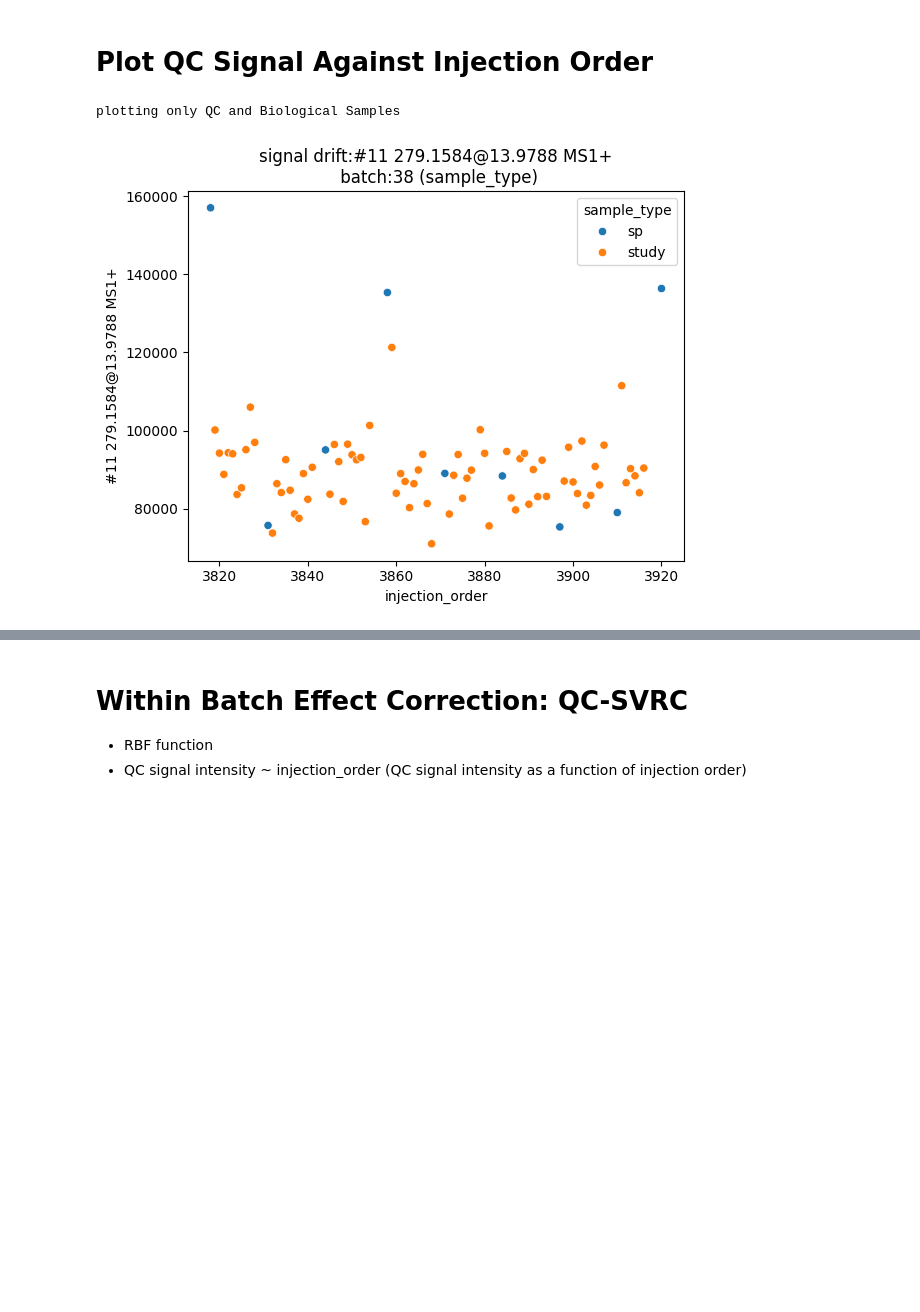
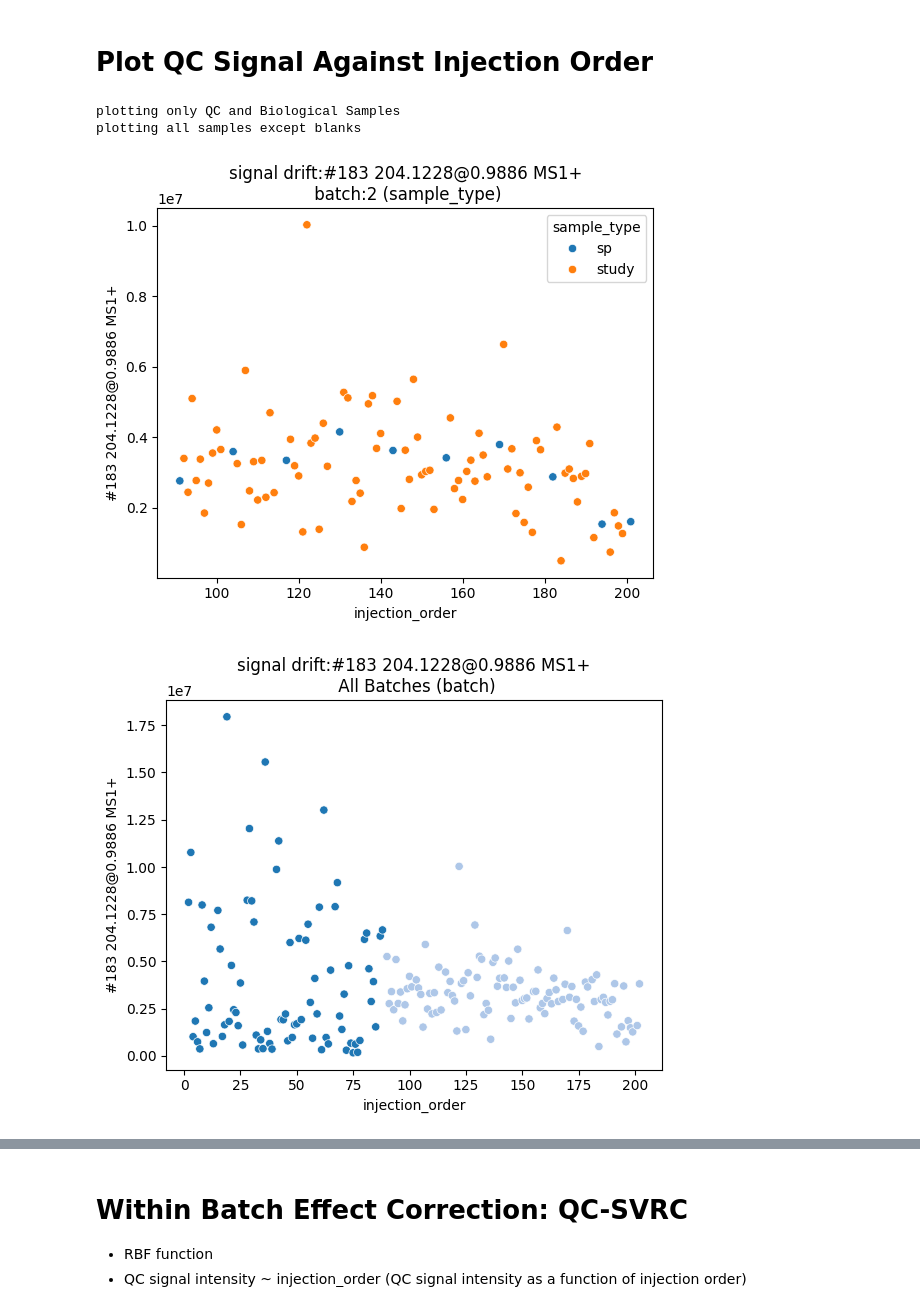
Before and after one commit to JulianAileru/MultiBatchAssessment, a Jupyter notebook: src/fbsc-1.ipynb, the cells around one changed output, grey strips where cells are left out. Saved outputs shown, nothing was run; the diff lists cells and outputs as text; code cells hidden in the pictures; blank space fills up the shorter version.

Commit message:
QC-SVRC Testing, Changed example dataset to AOU because of non-batch specific QC samples.

```diff
--- a/src/fbsc-1.ipynb
+++ b/src/fbsc-1.ipynb
@@ -35,0 +26,3 @@ Name: #14 353.2669@15.7278 MS1+, dtype: float64
+# %%
+M = M[M['batch'] <= 2]
+D = D.loc[M.index,:]
@@ -36,7 +61,11 @@ Name: #14 353.2669@15.7278 MS1+, dtype: float64
 # %% [markdown]
 # Plot QC Signal Against Injection Order
 # %%
-plot_signal_drift(data=D,metadata=M,include_all_samples=False,include_all_batches=False,signal_idx=10)
+plot_signal_drift(data=D,metadata=M,include_all_samples=False,include_all_batches=False,signal_idx=182,batch_idx=2)
+plt.figure()
+plot_signal_drift(data=D,metadata=M,include_all_samples=True,include_all_batches=True,signal_idx=182)
 # %% [output]
 plotting only QC and Biological Samples
+plotting all samples except blanks
-[figure, old version]
+[figure, new version]
+[figure, added]
```
Also changed, not shown: parts of 13 cells of this notebook, 1 other file.
